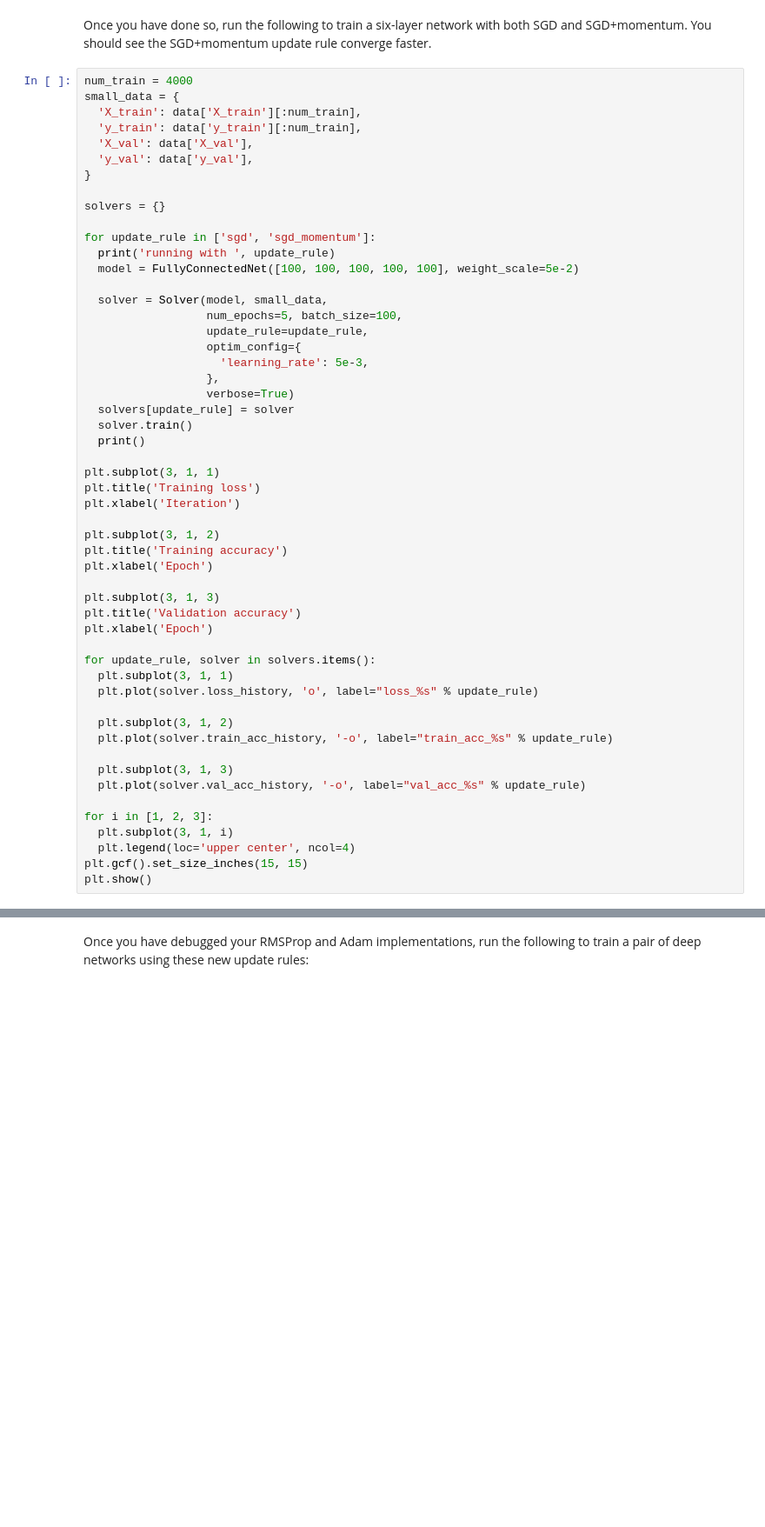
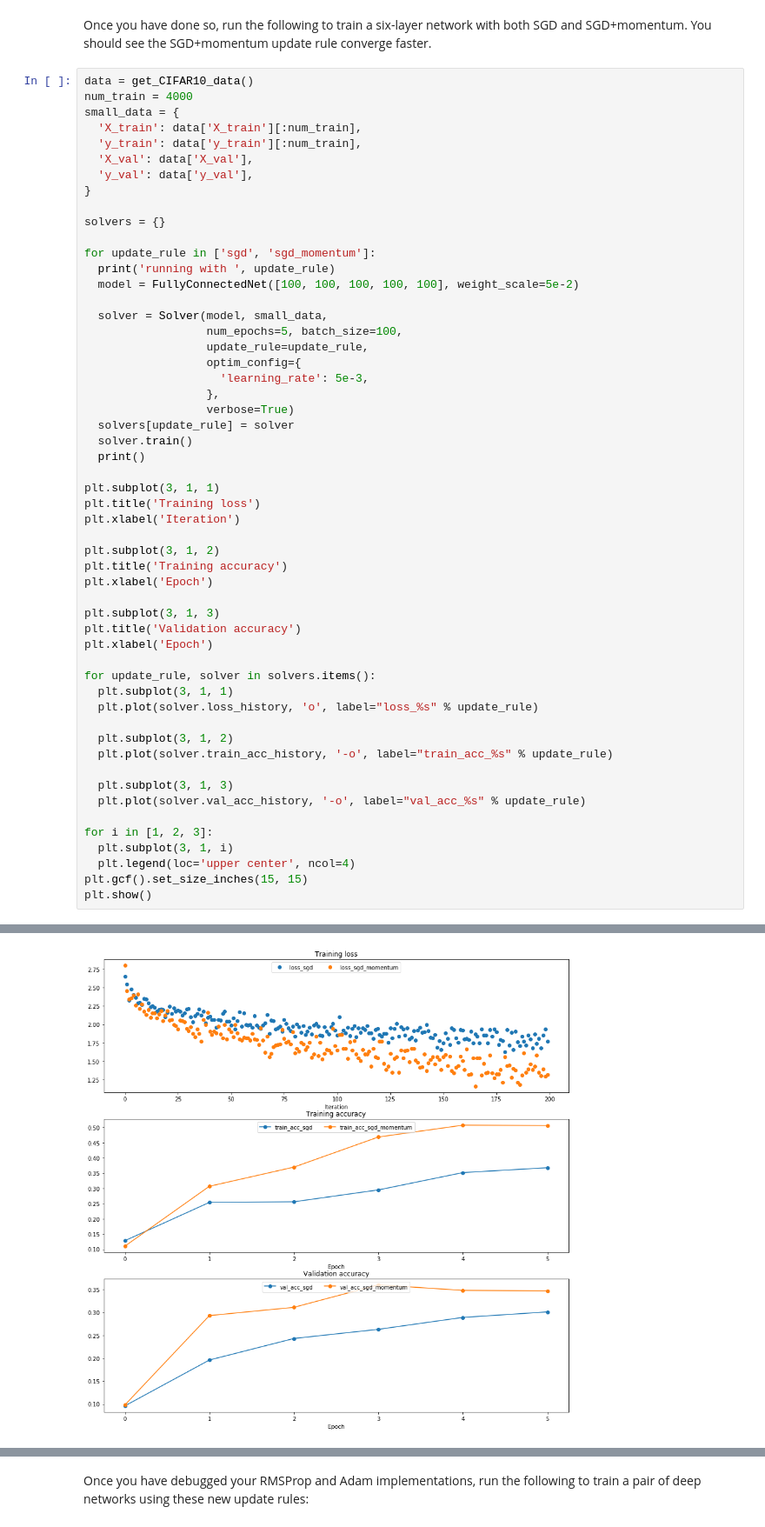
Before and after one commit to abhijeetknayak/Machine-Learning, a Jupyter notebook: CS-231N/assignment2/FullyConnectedNets.ipynb, the cells around one changed output, grey strips where cells are left out. Shown: that part at 87% size. Drawn from its saved outputs; the diff is of its cells as text; blank space fills up the shorter version.

```diff
--- a/CS-231N/assignment2/FullyConnectedNets.ipynb
+++ b/CS-231N/assignment2/FullyConnectedNets.ipynb
@@ -642,6 +645,7 @@ print('velocity error: ', rel_error(expected_velocity, config['velocity']))
 # %% [markdown]
 Once you have done so, run the following to train a six-layer network with both SGD and SGD+momentum. You should see the SGD+momentum update rule converge faster.
 # %%
+data = get_CIFAR10_data()
 num_train = 4000
 small_data = {
   'X_train': data['X_train'][:num_train],
@@ -694,3 +698,4 @@ for i in [1, 2, 3]:
   plt.legend(loc='upper center', ncol=4)
 plt.gcf().set_size_inches(15, 15)
 plt.show()
+# %% [output]
@@ -697,3 +719,4 @@ plt.show()
+[figure, added]
 # %% [markdown]
 # RMSProp and Adam
 RMSProp [1] and Adam [2] are update rules that set per-parameter learning rates by using a running average of the second moments of gradients.
```
Also changed, not shown: parts of 7 cells of this notebook, 1 other file.
